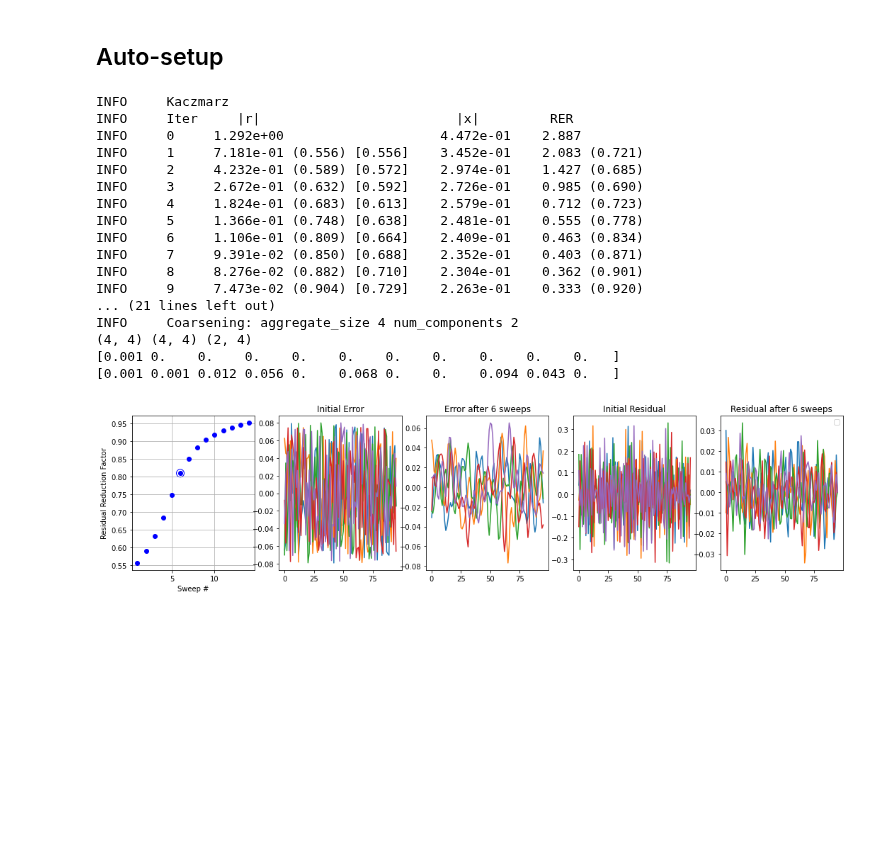
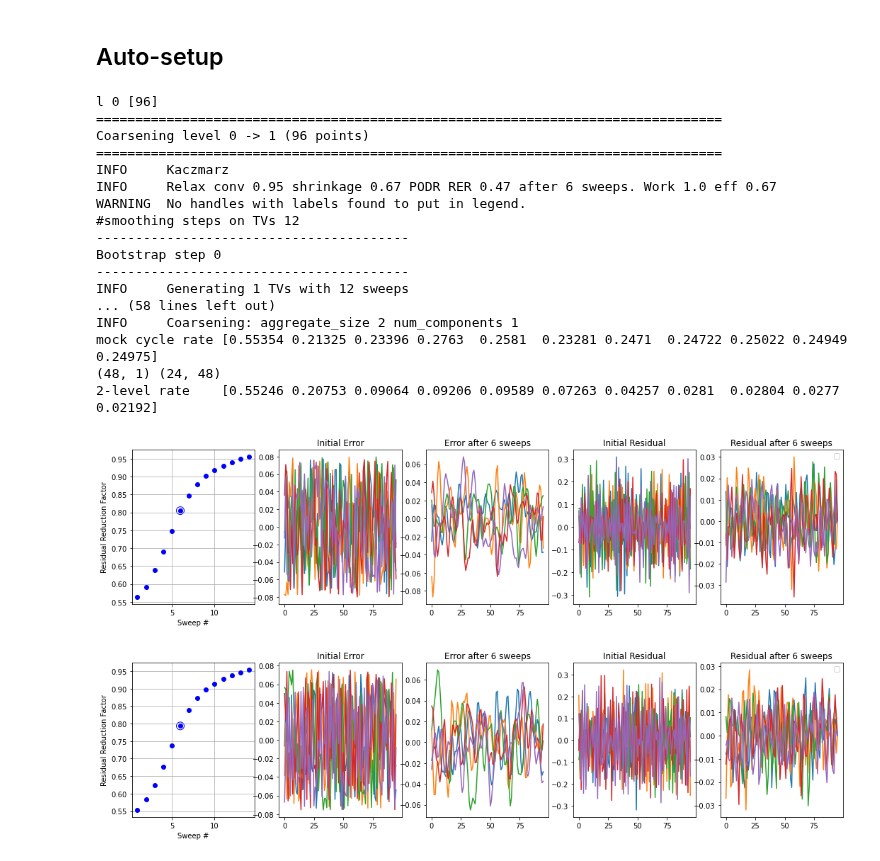
Before and after one commit to 436ahsan/Helmholtz, a Jupyter notebook: notebooks/repetitive/4_2_coarsening_auto.ipynb, the cells around one changed output. Cells and saved outputs as stored; diff of their text form; code cells hidden in the pictures; blank space fills up the shorter version.

```diff
--- a/notebooks/repetitive/4_2_coarsening_auto.ipynb
+++ b/notebooks/repetitive/4_2_coarsening_auto.ipynb
@@ -26,7 +26,7 @@ repetitive = True
 # Test vectors.
 ideal_tv = False    # Use eigenvectors or not.
 # Number of test vectors.
-num_examples = 4
+num_examples = 1
 
 # Set # sweeps manually here.
 num_sweeps_on_vectors = 20 # None
@@ -67,56 +67,72 @@ level.location = np.arange(n)
 #                                        repetitive=True, symmetrize=True,
 #                                       num_bootstrap_steps=1, caliber=4)
 # %%
+np.random.seed(11)
 ml = hm.setup.hierarchy.multilevel.Multilevel.create(level)
-aggregate_size = 4
-num_components = 2
-m = 4
-num_bootstrap_steps = 2 if not ideal_tv else 1
+aggregate_size = 2
+num_components = 1
+m = 4                    # Size of local domain for measuring mock cycle and two-levl rates [aggrgates].
+caliber = 2              # Interpolation caliber.
+num_bootstrap_steps = 3
+num_levels = 2
 
-for l in range(3):
+for l in range(num_levels):
+    print("l", l, [ml[i].size for i in range(len(ml))])
+    fine_level = ml[l]
+    print("=" * 80)
+    print("Coarsening level {} -> {} ({} points)".format(l, l + 1, fine_level.size))
+    print("=" * 80)
     # Check relaxation shrinkage & convergence.
     method_info = hm.solve.smoothing.check_relax_cycle_shrinkage(
-        multilevel, num_levels=1, leeway_factor=leeway_factor, slow_conv_factor=0.95, num_examples=5)
+        multilevel, num_levels=1, leeway_factor=leeway_factor, slow_conv_factor=0.95, num_examples=5,
+        print_frequency=None)
     num_sweeps = method_info["Kaczmarz"][1]
     nu = 2 * num_sweeps
+    print("#smoothing steps on TVs", nu)
 
+    ml_two_level = None
     for i in range(num_bootstrap_steps):
+        print("-" * 40)
+        print("Bootstrap step {}".format(i))
+        print("-" * 40)
         # Create/improve TFs.
         if i == 0:
-            x = initial_tv(level, nu: int, ideal_tv=ideal_tv), num_examples=num_examples)
+            x = helmholtz.analysis.stats.initial_tv(fine_level, nu, ideal_tv=ideal_tv, num_examples=num_examples)
         else:
-            x = helmholtz.analysis.stats.improve_tv(x, multilevel, num_cycles=1, print_frequency=None)
+            x = helmholtz.analysis.stats.improve_tv(x, ml_two_level, num_cycles=1, print_frequency=None,
+                                                   nu_pre=6, nu_post=6, nu_coarsest=12)
+        _LOGGER.info("RER {:.3f}".format(norm(fine_level.a.dot(x)) / norm(x)))
 
         # Update coarsening using current TFs.
-        ml1 = helmholtz.analysis.stats.build_coarse_level(ml[-1], x,
+        ml_two_level = helmholtz.analysis.stats.build_coarse_level(fine_level, x,
                                domain_size,
                                aggregate_size, num_components,
-                               ideal_tv=ideal_tv,
                                interpolation_method=interpolation_method,
+                               caliber=caliber,
                                fit_scheme=fit_scheme,
                                weighted=weighted,
                                neighborhood=neighborhood,
                                repetitive=repetitive,
-                               m=m,
-                               use_q=False)
-    ml.add(ml1[1])
+                               m=m)
+    ml.add(ml_two_level[1])
 # %% [output]
+l 0 [96]
+================================================================================
+Coarsening level 0 -> 1 (96 points)
+================================================================================
 INFO     Kaczmarz
-INFO     Iter     |r|                         |x|         RER
-INFO     0     1.292e+00                    4.472e-01    2.887
-INFO     1     7.181e-01 (0.556) [0.556]    3.452e-01    2.083 (0.721)
-INFO     2     4.232e-01 (0.589) [0.572]    2.974e-01    1.427 (0.685)
-INFO     3     2.672e-01 (0.632) [0.592]    2.726e-01    0.985 (0.690)
-INFO     4     1.824e-01 (0.683) [0.613]    2.579e-01    0.712 (0.723)
-INFO     5     1.366e-01 (0.748) [0.638]    2.481e-01    0.555 (0.778)
-INFO     6     1.106e-01 (0.809) [0.664]    2.409e-01    0.463 (0.834)
-INFO     7     9.391e-02 (0.850) [0.688]    2.352e-01    0.403 (0.871)
-INFO     8     8.276e-02 (0.882) [0.710]    2.304e-01    0.362 (0.901)
-INFO     9     7.473e-02 (0.904) [0.729]    2.263e-01    0.333 (0.920)
-... (21 lines left out)
-INFO     Coarsening: aggregate_size 4 num_components 2
-(4, 4) (4, 4) (2, 4)
-[0.001 0.    0.    0.    0.    0.    0.    0.    0.    0.    0.   ]
-[0.001 0.001 0.012 0.056 0.    0.068 0.    0.    0.094 0.043 0.   ]
+INFO     Relax conv 0.95 shrinkage 0.67 PODR RER 0.47 after 6 sweeps. Work 1.0 eff 0.67
+WARNING  No handles with labels found to put in legend.
+#smoothing steps on TVs 12
+----------------------------------------
+Bootstrap step 0
+----------------------------------------
+INFO     Generating 1 TVs with 12 sweeps
+... (58 lines left out)
+INFO     Coarsening: aggregate_size 2 num_components 1
+mock cycle rate [0.55354 0.21325 0.23396 0.2763  0.2581  0.23281 0.2471  0.24722 0.25022 0.24949 0.24975]
+(48, 1) (24, 48)
+2-level rate    [0.55246 0.20753 0.09064 0.09206 0.09589 0.07263 0.04257 0.0281  0.02804 0.0277  0.02192]
-[figure, old version]
+[figure, new version]
+[figure, added]
 # %%
```
Also changed, not shown: parts of 12 cells of this notebook, 1 other file.
